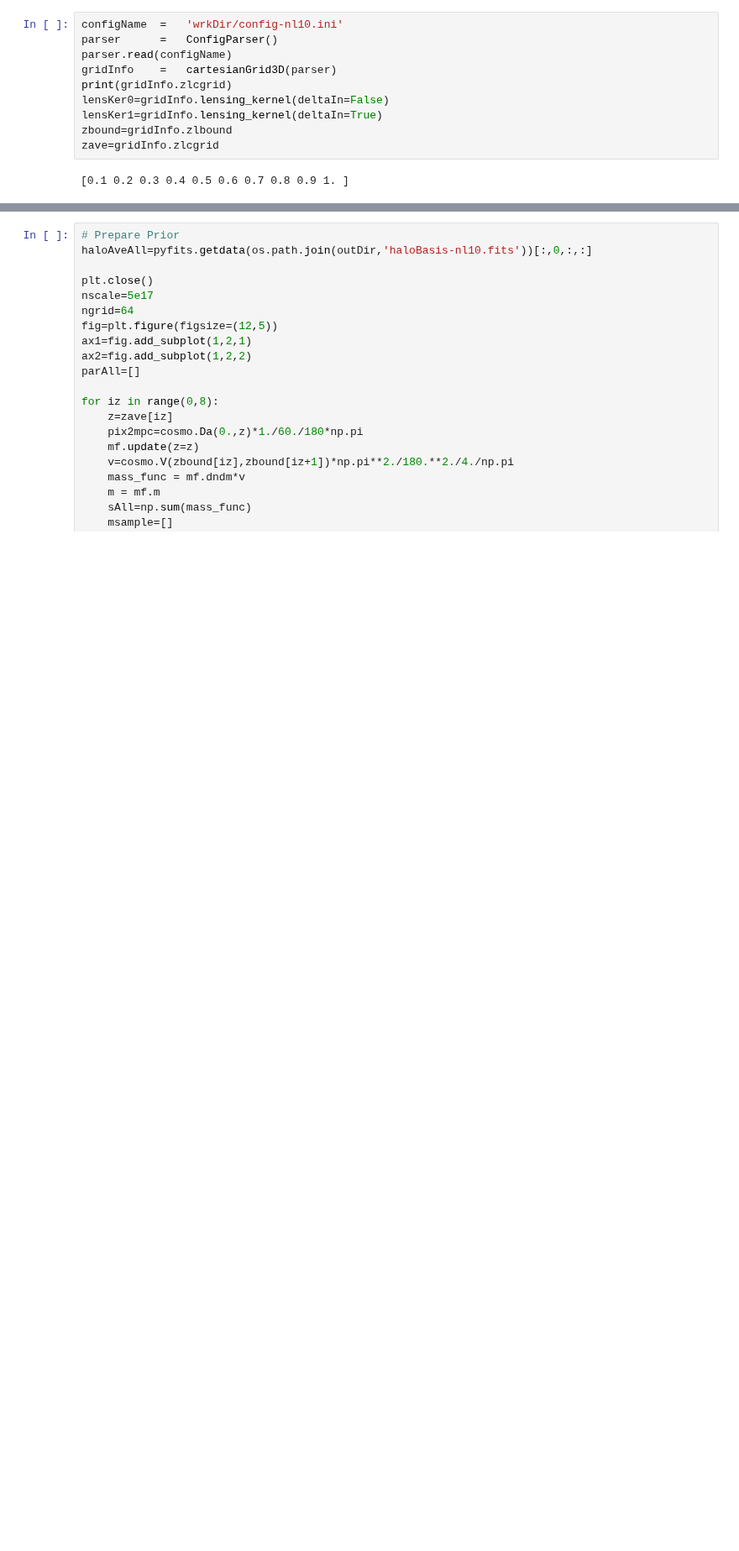
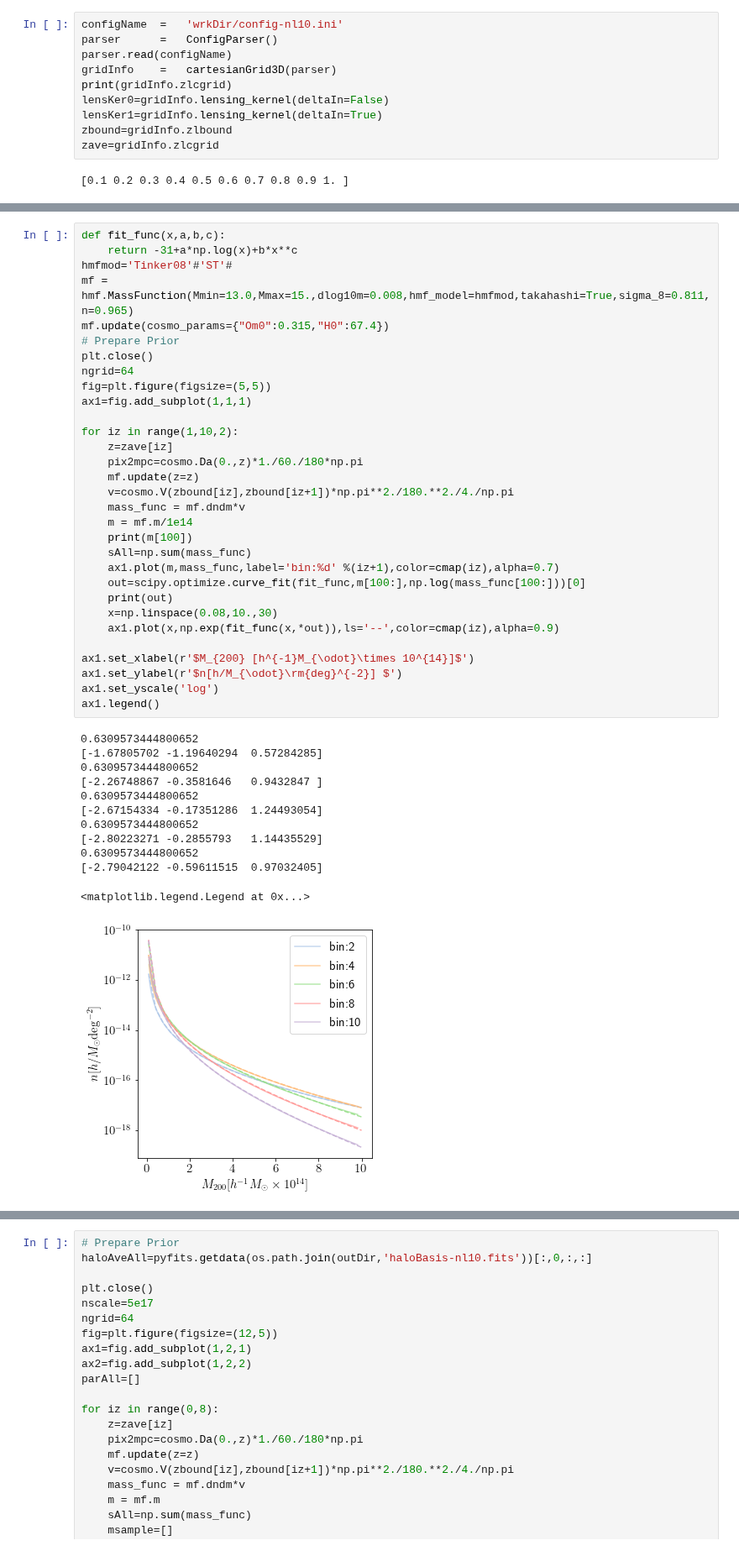
Before and after one commit to mr-superonion/splinv, a Jupyter notebook: notebook/s193D/0_1-haloMF_Prior.ipynb, the cells around one changed output, grey strips where cells are left out. Shown at 84% size. Cells and saved outputs as stored; diff of their text form; blank space fills up the shorter version.

```diff
--- a/notebook/s193D/0_1-haloMF_Prior.ipynb
+++ b/notebook/s193D/0_1-haloMF_Prior.ipynb
@@ -125,4 +116,48 @@ if True:
 [0.39423894]
 0.11117124109660739
 0.0
+# %%
+def fit_func(x,a,b,c):
+    return -31+a*np.log(x)+b*x**c
+hmfmod='Tinker08'#'ST'#
+mf = hmf.MassFunction(Mmin=13.0,Mmax=15.,dlog10m=0.008,hmf_model=hmfmod,takahashi=True,sigma_8=0.811,n=0.965)
+mf.update(cosmo_params={"Om0":0.315,"H0":67.4})
+# Prepare Prior
+plt.close()
+ngrid=64
+fig=plt.figure(figsize=(5,5))
+ax1=fig.add_subplot(1,1,1)
+
+for iz in range(1,10,2):
+    z=zave[iz]
+    pix2mpc=cosmo.Da(0.,z)*1./60./180*np.pi
+    mf.update(z=z)
+    v=cosmo.V(zbound[iz],zbound[iz+1])*np.pi**2./180.**2./4./np.pi
+    mass_func = mf.dndm*v
+    m = mf.m/1e14
+    print(m[100])
+    sAll=np.sum(mass_func)
+    ax1.plot(m,mass_func,label='bin:%d' %(iz+1),color=cmap(iz),alpha=0.7)
+    out=scipy.optimize.curve_fit(fit_func,m[100:],np.log(mass_func[100:]))[0]
+    print(out)
+    x=np.linspace(0.08,10.,30)
+    ax1.plot(x,np.exp(fit_func(x,*out)),ls='--',color=cmap(iz),alpha=0.9)
+
+ax1.set_xlabel(r'$M_{200} [h^{-1}M_{\odot}\times 10^{14}]$')
+ax1.set_ylabel(r'$n[h/M_{\odot}\rm{deg}^{-2}] $')
+ax1.set_yscale('log')
+ax1.legend()
+# %% [output]
+0.6309573444800652
+[-1.67805702 -1.19640294  0.57284285]
+0.6309573444800652
+[-2.26748867 -0.3581646   0.9432847 ]
+0.6309573444800652
+[-2.67154334 -0.17351286  1.24493054]
+0.6309573444800652
+[-2.80223271 -0.2855793   1.14435529]
+0.6309573444800652
+[-2.79042122 -0.59611515  0.97032405]
+<matplotlib.legend.Legend at 0x...>
+[figure, added]
 # %%
```
Also changed, not shown: parts of 4 cells of this notebook, 1 other file.
